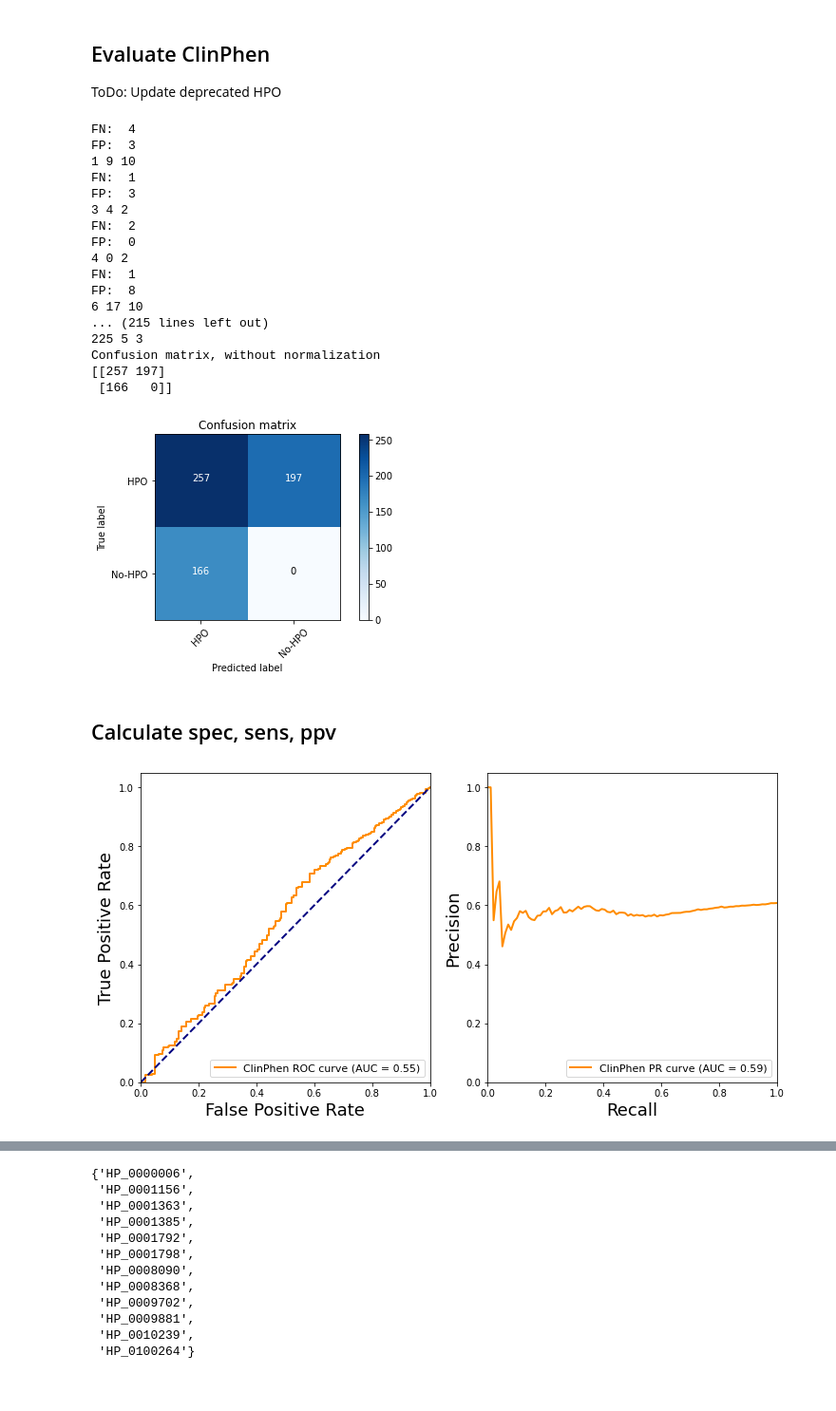
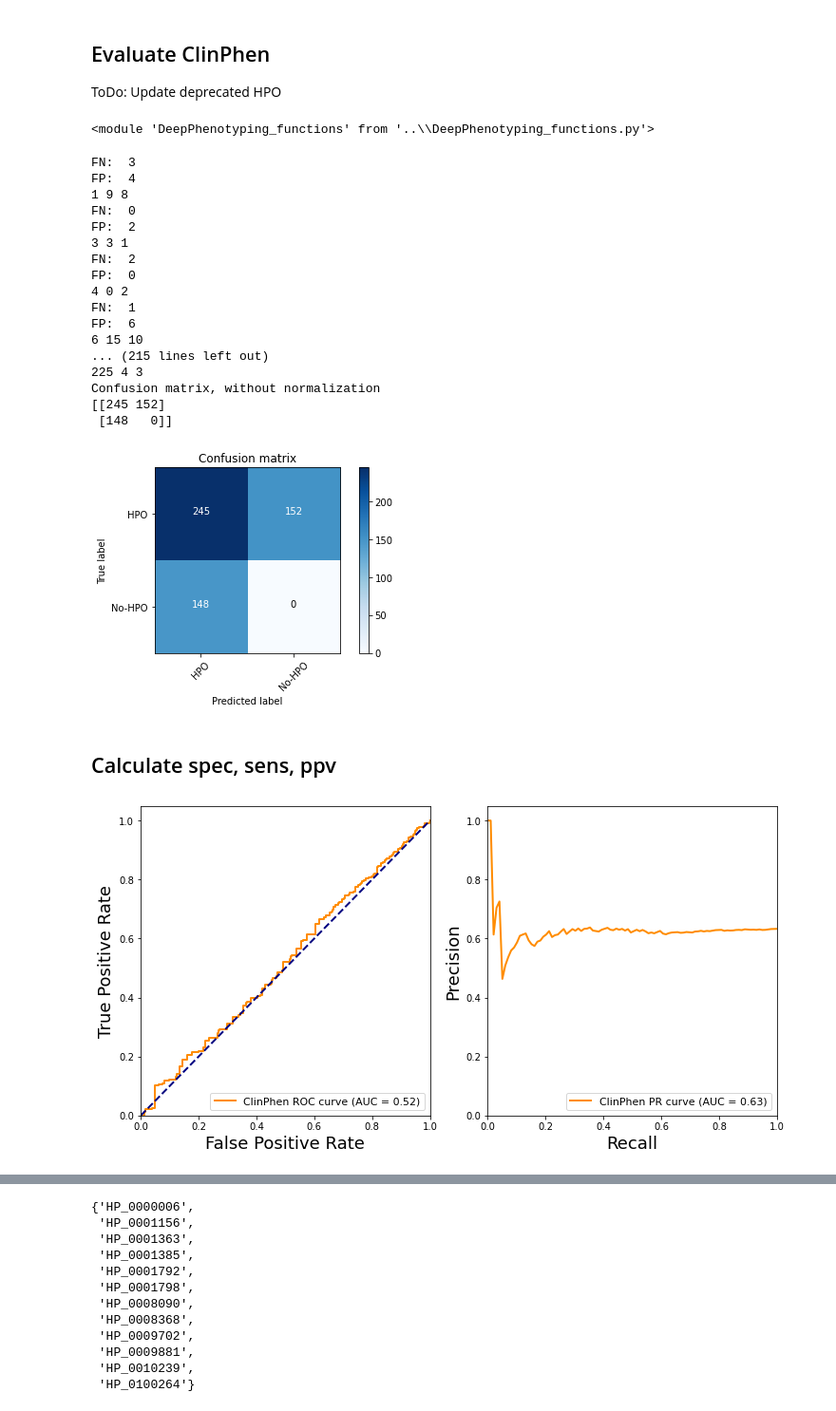
Before and after one commit to levrex/DeepPhenotypingHPO, a Jupyter notebook: PhenoTool/ClinPhen.ipynb, the cells around one changed output, grey strips where cells are left out. Shown: that part at 95% size. Drawn from its saved outputs; the diff is of its cells as text; code cells hidden in the pictures.

```diff
--- a/PhenoTool/ClinPhen.ipynb
+++ b/PhenoTool/ClinPhen.ipynb
@@ -146,4 +155,11 @@ d_trans= func.generate_hpo_updgrade_list(graph)
+# %%
+import importlib as imp
+imp.reload(func)
+# %% [output]
+<module 'DeepPhenotyping_functions' from '..\\DeepPhenotyping_functions.py'>
 # %%
+
+
 import numpy as np
 
 y_test = []
@@ -157,53 +173,55 @@ FN = 0
 
 for doc_id in list(df_train['docID'].unique()):
     inferred = df_anno[df_anno['#Patient ID']==doc_id]['HPO ID'].unique()
+    inferred = func.is_phenotypic_abnormality(graph, list(inferred))
     gold = df_train[df_train['docID']==doc_id]['hpo'].unique()
     gold = [i.replace('_', ':') for i in gold]
     gold = func.update_deprecated_OBO(list(gold), d_trans)
+    gold = func.is_phenotypic_abnormality(graph, list(gold))
     #gold = in_hpo(list(gold), list(id_to_name.keys()))
     #break
     TP += len(np.intersect1d(list(set(gold)), list(set(inferred))))
     FN += len(set(gold) - set(inferred))
     FP +=  len(set(inferred) - set(gold))
 
     for i in range(len(np.intersect1d(list(set(gold)), list(set(inferred))))):
         y_test.append(1)
         y_pred.append(1)
     for i in range(len(set(gold) - set(inferred))):
         y_test.append(1)
         y_pred.append(0)
     for i in range(len(set(inferred) - set(gold))):
         y_test.append(0)
         y_pred.append(1)
     #print('TP: ', len(np.intersect1d(list(set(gold)), list(set(inferred)))))
     print('FN: ', len(set(gold) - set(inferred)))
     print('FP: ', len(set(inferred) - set(gold)))
     print(doc_id, len(inferred), len(gold))
     y_pred.append(0)
     y_test.append(0)
 
 cnf_matrix = np.array([[TP, FN], [FP, TN]])
 
 plt = func.print_confusion_matrix(cnf_matrix, classes=['HPO', 'No-HPO'], title='Confusion matrix')
 # %% [output]
-FN:  4
-FP:  3
-1 9 10
-FN:  1
-FP:  3
-3 4 2
+FN:  3
+FP:  4
+1 9 8
+FN:  0
+FP:  2
+3 3 1
 FN:  2
 FP:  0
 4 0 2
 FN:  1
-FP:  8
-6 17 10
+FP:  6
+6 15 10
 ... (215 lines left out)
-225 5 3
+225 4 3
 Confusion matrix, without normalization
-[[257 197]
- [166   0]]
+[[245 152]
+ [148   0]]
-[figure, old version]
+[figure, new version]
 # %% [markdown]
 ## Calculate spec, sens, ppv
 # %%
@@ -215,7 +233,7 @@ imp.reload(func)
 
 func.plot_performance(y_pred,y_test, clf_name='ClinPhen')
 # %% [output]
-[figure, old version]
+[figure, new version]
 # %%
 func.print_perf(TP, FP, TN, FN)
 # %% [output]
```
Also changed, not shown: parts of 14 cells of this notebook, 38 other files.
